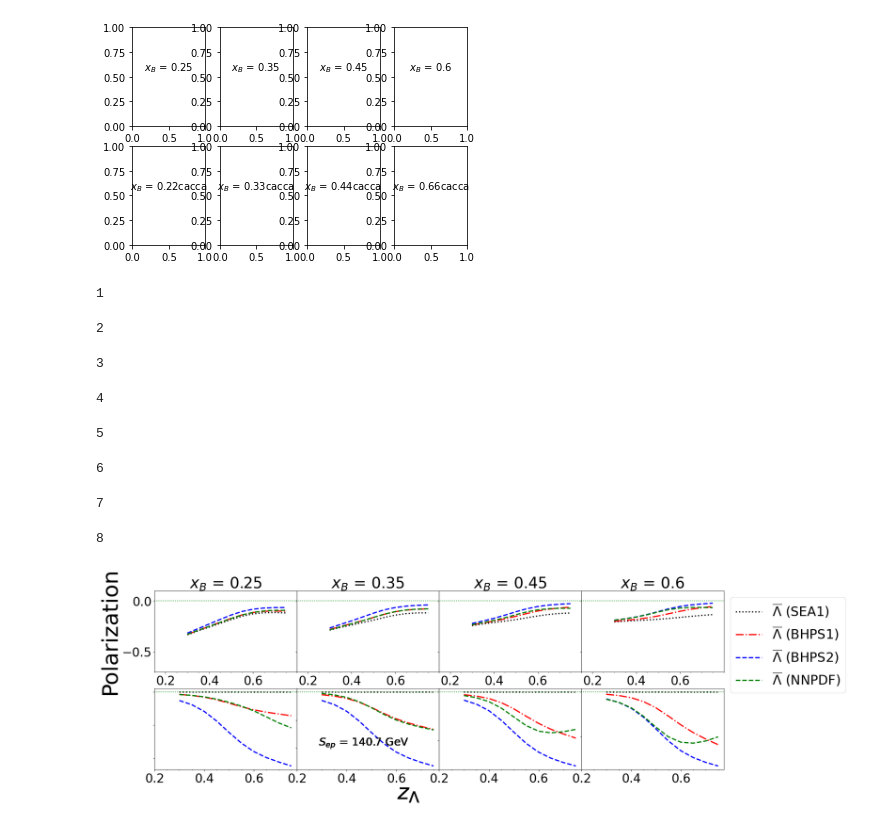
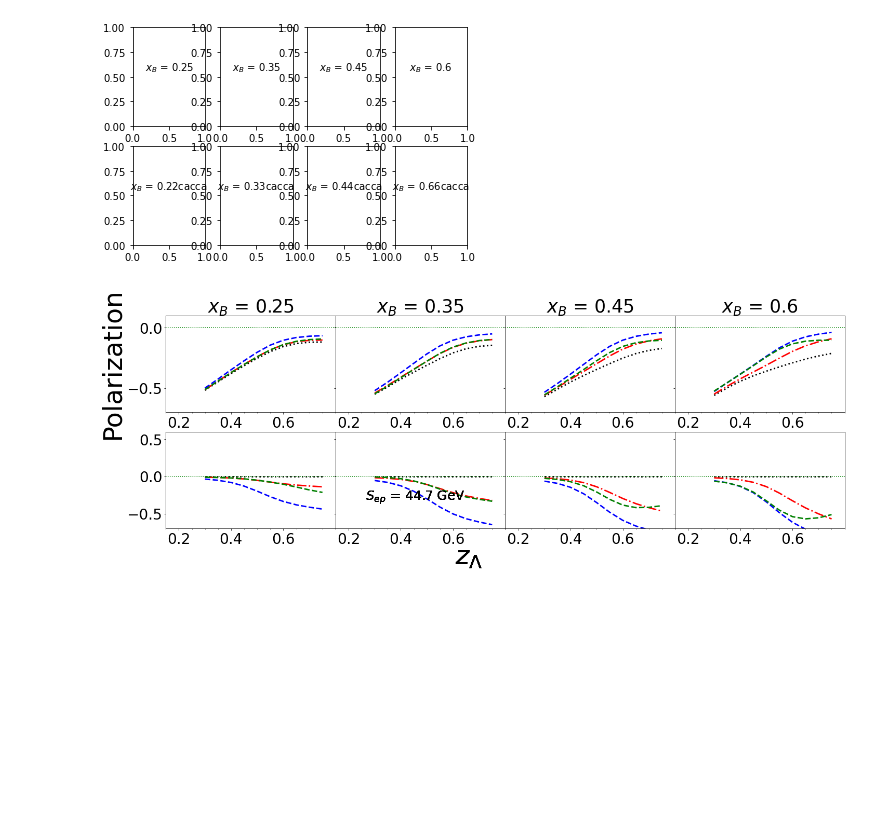
Before and after one commit to zaccheddu/SIDIS_epem, a Jupyter notebook: def_convolution_sidis_PV17_beam_en/linee_Belle_like_Y_CT14IC_ratios.ipynb, the cells around one changed output. Saved outputs shown, nothing was run; the diff lists cells and outputs as text; code cells hidden in the pictures; blank space fills up the shorter version.

```diff
--- a/def_convolution_sidis_PV17_beam_en/linee_Belle_like_Y_CT14IC_ratios.ipynb
+++ b/def_convolution_sidis_PV17_beam_en/linee_Belle_like_Y_CT14IC_ratios.ipynb
@@ -13,8 +13,9 @@ import time
 from datetime import datetime
 from matplotlib.legend_handler import HandlerTuple
 #scale=10.58
-sep=63.2
+sep=44.7
 IC=0
+lhapdf.setVerbosity(0)
 # %%
 df1 = pd.read_csv('fit_parameters/dfs_/new_gauss_su_charm_no_no_def.csv')
 df2 = pd.read_csv('fit_parameters/dfs_/new_gauss_su_charm_no_yes_def.csv')
@@ -160,5 +170,5 @@ xb=0.5
 y_dwn=0.05
 y_up=0.95
 
-f_prm = f_prm2
+f_prm = f_prm3
 pp = pp2
@@ -406,8 +301,8 @@ def band4(zs1,xb,yy):
 
         num_tmp1=zeros(len(df3.NUP))
         num_tmp11=zeros(len(df3.NUP))
-        pls3[j]= pol4.ratio_y('lbd','PP',zz,xb,yy,f_prm,pp,0)
-        pls33[j]= pol4.ratio_y('lbd_b','PP',zz,xb,yy,f_prm,pp,0)
+        pls3[j]= pol4.ratio_y('lbd',nucleon,zz,xb,yy,f_prm,pp,0)
+        pls33[j]= pol4.ratio_y('lbd_b',nucleon,zz,xb,yy,f_prm,pp,0)
 
 
         #print(mins_lb3)
@@ -630,10 +525,11 @@ xbs=[0.25,.35,.45,.6,0.25,0.35,0.45,0.6]
 
 ct=1
 lim=[-0.7,0.1]
+lim2=[-0.7,0.6]
+
 fig, axes = plt.subplots(1,8)
 for xb,ax in zip(xbs,axes):
     ax=plt.subplot(2,4,ct)
-    print(ct)
     ###   reference lines
     if sep==28.6:
         if xb!=0.05:
@@ -656,6 +552,7 @@ for xb,ax in zip(xbs,axes):
                 ax.set_ylim(lim)
                 ax.set_xlim(limx)
                 title("$x_B$ = "+str(xb),fontsize=title_s,x=0.5, y=1)
+                if ct >1: ax.set_yticklabels([])
 
             elif ct>4:
                 bd1=band1(zs,xb,yy)
@@ -669,6 +566,10 @@ for xb,ax in zip(xbs,axes):
 
                 bd4=band4(zs,xb,yy)
                 ax.plot(zs,(bd4[1]-bd1[1])/bd1[1],label='_$\overline{\Lambda}$ (NNPDF)',linestyle='--',linewidth=fit_l-0.2,color='green')
+                ax.set_ylim(lim2)
+                ax.set_xlim(limx)
+
+                if ct >5: ax.set_yticklabels([])
 
 
     elif sep!=28.6:
@@ -691,7 +592,7 @@ for xb,ax in zip(xbs,axes):
             ax.set_ylim(lim)
             ax.set_xlim(limx)
             title("$x_B$ = "+str(xb),fontsize=title_s,x=0.5, y=1)
-
+            if ct >1: ax.set_yticklabels([])
         elif ct>4:
             bd1=band1(zs,xb,yy)
             ax.plot(zs,(bd1[1]-bd1[1])/bd1[1],label='_$\overline{\Lambda}$ (SEA1)',linestyle='dotted',linewidth=fit_l-0.2,color='black')
@@ -704,40 +605,35 @@ for xb,ax in zip(xbs,axes):
 
             bd4=band4(zs,xb,yy)
             ax.plot(zs,(bd4[1]-bd1[1])/bd1[1],label='_$\overline{\Lambda}$ (NNPDF)',linestyle='--',linewidth=fit_l-0.2,color='green')
+            ax.set_ylim(lim2)
+            ax.set_xlim(limx)
 
+            if ct >5: ax.set_yticklabels([])
 
     axhline(linewidth=1.5, ls=':', color='g')
 
 
     #if xb == 0.25: title("0.2<$x_B$<0.3 ",fontsize=title_s,x=0.5, y=.9)
     #if xb == 0.35: title("0.3<$x_B$<0.4 ",fontsize=title_s,x=0.5, y=.9)
     #if xb == 0.45: title("0.4<$x_B$<0.5 ",fontsize=title_s,x=0.5, y=.9)
     #if xb == 0.6: title("0.5<$x_B$<0.9 ",fontsize=title_s,x=0.5, y=.9)
     ax.tick_params(axis='both', which='major', labelsize=28)
     ax.set_xticks([0.2,0.4,0.6])
     ax.xaxis.set_minor_locator(MultipleLocator(0.05))
-    if ct >1: ax.set_yticklabels([])
+    #if ct >1: ax.set_yticklabels([])
 
     if sep==140.7:
         if ct==4:ax.legend(bbox_to_anchor=(1.,1.),fontsize=30,frameon=True,framealpha=1)
         #if ct==2:ax.legend([(p1,p11),(p2,p22),(p3,p33)],['$\Lambda$ (1)','$\Lambda$ (2)','$\Lambda$ (3)'],bbox_to_anchor=(0.1,.5),fontsize=27,frameon=True,framealpha=1)
     if ct==1:ylabel('Polarization',size=y_lbl)
     ct+=1
     fig.text(0.5, 0.1, r'$z_{\Lambda}$', ha='center',size=x_lbl)
     fig.text(0.43, 0.28, '$S_{ep}$ = '+str(sep)+' GeV', ha='center',size=25)
     #fig.text(0.15, 0.25, '(a)', ha='center',size=x_lbl)
 fig.subplots_adjust(top=0.8,bottom=0.2,left=0.105,right=0.99,hspace=0.2,wspace=0.0)
 fig.set_size_inches(20.5, 9.5, forward=False)
 #fig.savefig('Lb_prot_scale_'+str(sep)+'xB.png',bbox_inches='tight')
 #fig.savefig('plot_draft/Lb_prot_scale_'+str(sep)+'xB.pdf',bbox_inches='tight')
 #fig.savefig('plot_draft_IC/Lb_prot_scale_IC_nosu2_'+str(sep)+'xB.png',bbox_inches='tight')
 # %% [output]
-1
-2
-3
-4
-5
-6
-7
-8
-[figure, old version]
+[figure, new version]
```
Also changed, not shown: parts of 8 cells of this notebook, 1 other file.
